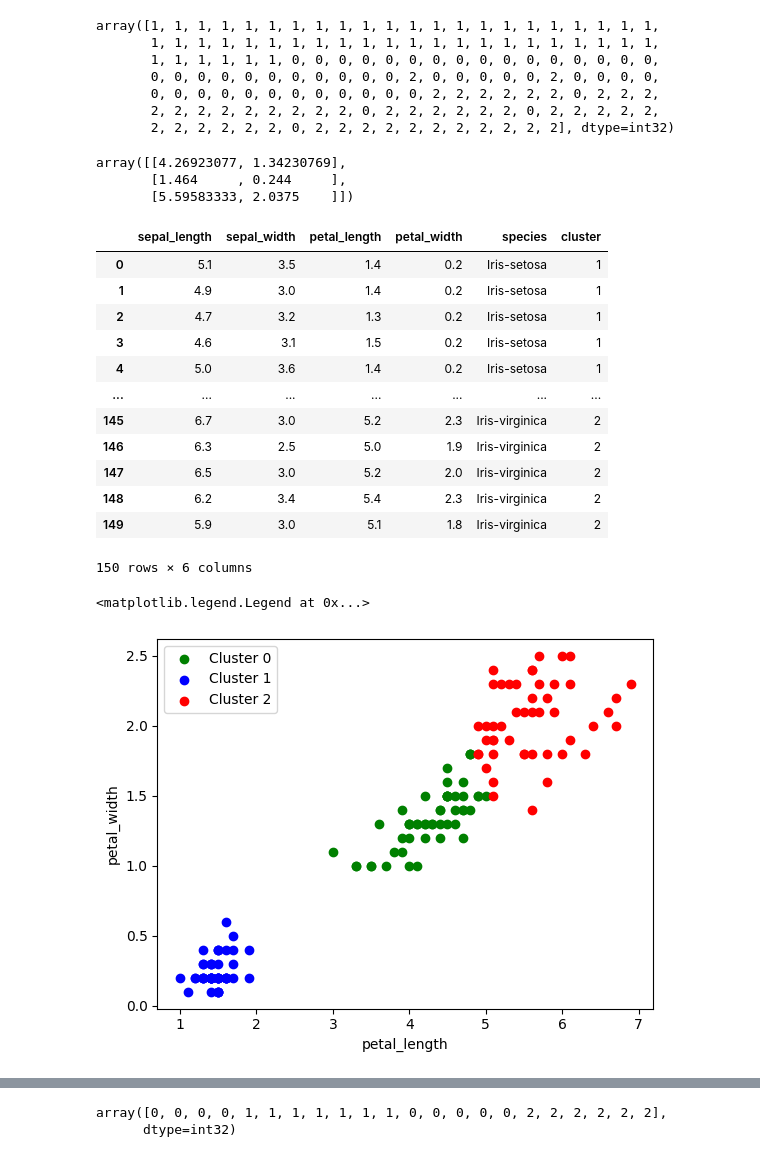
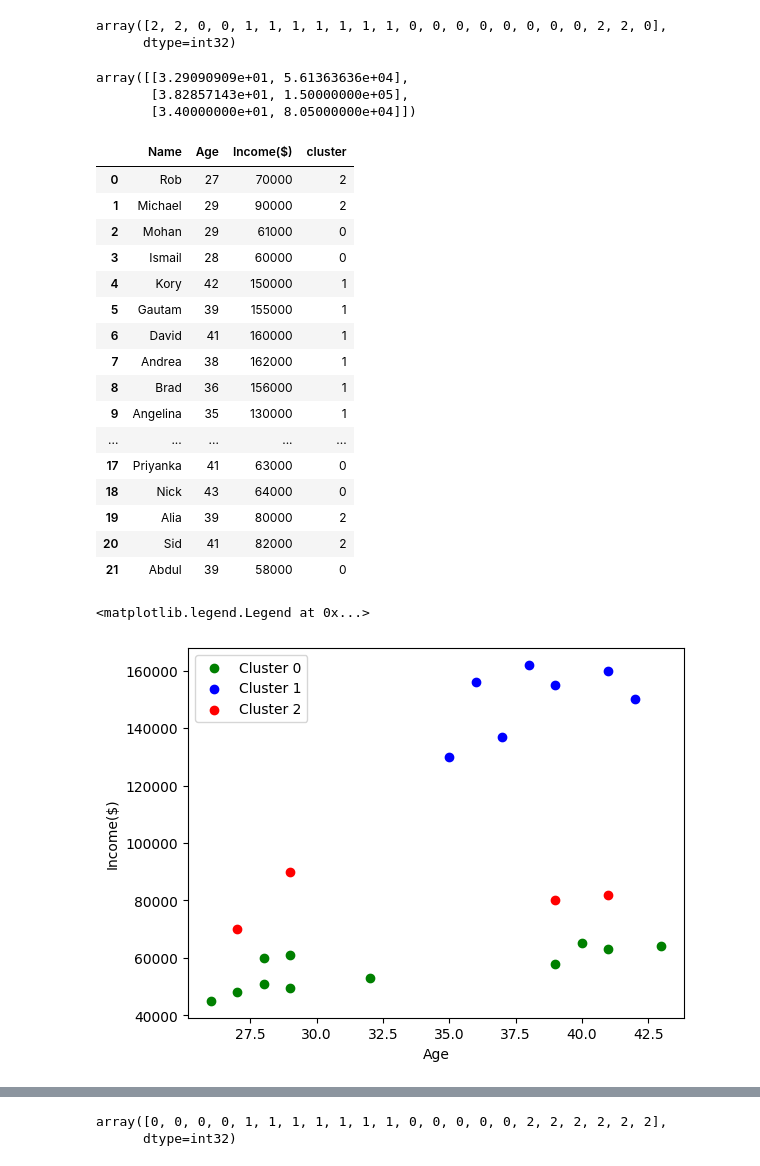
Before and after one commit to qamarabbas87/Python-AI-Lessons, a Jupyter notebook: Clustering_age_income.ipynb, the cells around one changed output, grey strips where cells are left out. Cells and saved outputs as stored; diff of their text form; code cells hidden in the pictures.

```diff
--- a/Clustering_age_income.ipynb
+++ b/Clustering_age_income.ipynb
@@ -6,7 +6,7 @@ from sklearn.cluster import KMeans
 from sklearn.preprocessing import MinMaxScaler
 import matplotlib.pyplot as plt
 # %%
-df = pd.read_csv('/content/sample_data/IRIS.csv')
+df = pd.read_csv('/content/sample_data/income.csv')
 # %%
 df
 # %% [output]
@@ -31,6 +35,6 @@ plt.scatter(df['petal_length'],df['petal_width'])
 # %%
 km= KMeans(n_clusters=3, random_state=0)
 # %%
-df1= df[['petal_length','petal_width']]
+df1= df[['Age','Income($)']]
 df1
 # %% [output]
@@ -52,51 +60,50 @@ predict_y= km.fit_predict(df1)
 predict_y
 #km.labels_
 # %% [output]
-array([1, 1, 1, 1, 1, 1, 1, 1, 1, 1, 1, 1, 1, 1, 1, 1, 1, 1, 1, 1, 1, 1,
-       1, 1, 1, 1, 1, 1, 1, 1, 1, 1, 1, 1, 1, 1, 1, 1, 1, 1, 1, 1, 1, 1,
-       1, 1, 1, 1, 1, 1, 0, 0, 0, 0, 0, 0, 0, 0, 0, 0, 0, 0, 0, 0, 0, 0,
-       0, 0, 0, 0, 0, 0, 0, 0, 0, 0, 0, 2, 0, 0, 0, 0, 0, 2, 0, 0, 0, 0,
-       0, 0, 0, 0, 0, 0, 0, 0, 0, 0, 0, 0, 2, 2, 2, 2, 2, 2, 0, 2, 2, 2,
-       2, 2, 2, 2, 2, 2, 2, 2, 2, 0, 2, 2, 2, 2, 2, 2, 0, 2, 2, 2, 2, 2,
-       2, 2, 2, 2, 2, 2, 0, 2, 2, 2, 2, 2, 2, 2, 2, 2, 2, 2], dtype=int32)
+array([2, 2, 0, 0, 1, 1, 1, 1, 1, 1, 1, 0, 0, 0, 0, 0, 0, 0, 0, 2, 2, 0],
+      dtype=int32)
 # %%
 km.cluster_centers_
 # %% [output]
-array([[4.26923077, 1.34230769],
-       [1.464     , 0.244     ],
-       [5.59583333, 2.0375    ]])
+array([[3.29090909e+01, 5.61363636e+04],
+       [3.82857143e+01, 1.50000000e+05],
+       [3.40000000e+01, 8.05000000e+04]])
 # %%
 df['cluster']=predict_y
 df
 # %% [output]
-|  | sepal_length | sepal_width | petal_length | petal_width | species | cluster |
-| 0 | 5.1 | 3.5 | 1.4 | 0.2 | Iris-setosa | 1 |
-| 1 | 4.9 | 3.0 | 1.4 | 0.2 | Iris-setosa | 1 |
-| 2 | 4.7 | 3.2 | 1.3 | 0.2 | Iris-setosa | 1 |
-| 3 | 4.6 | 3.1 | 1.5 | 0.2 | Iris-setosa | 1 |
-| 4 | 5.0 | 3.6 | 1.4 | 0.2 | Iris-setosa | 1 |
-| ... | ... | ... | ... | ... | ... | ... |
-| 145 | 6.7 | 3.0 | 5.2 | 2.3 | Iris-virginica | 2 |
-| 146 | 6.3 | 2.5 | 5.0 | 1.9 | Iris-virginica | 2 |
-| 147 | 6.5 | 3.0 | 5.2 | 2.0 | Iris-virginica | 2 |
-| 148 | 6.2 | 3.4 | 5.4 | 2.3 | Iris-virginica | 2 |
-| 149 | 5.9 | 3.0 | 5.1 | 1.8 | Iris-virginica | 2 |
+|  | Name | Age | Income($) | cluster |
+| 0 | Rob | 27 | 70000 | 2 |
+| 1 | Michael | 29 | 90000 | 2 |
+| 2 | Mohan | 29 | 61000 | 0 |
+| 3 | Ismail | 28 | 60000 | 0 |
+| 4 | Kory | 42 | 150000 | 1 |
+| 5 | Gautam | 39 | 155000 | 1 |
+| 6 | David | 41 | 160000 | 1 |
+| 7 | Andrea | 38 | 162000 | 1 |
+| 8 | Brad | 36 | 156000 | 1 |
+| 9 | Angelina | 35 | 130000 | 1 |
+| ... | ... | ... | ... | ... |
+| 17 | Priyanka | 41 | 63000 | 0 |
+| 18 | Nick | 43 | 64000 | 0 |
+| 19 | Alia | 39 | 80000 | 2 |
+| 20 | Sid | 41 | 82000 | 2 |
+| 21 | Abdul | 39 | 58000 | 0 |
-150 rows × 6 columns
 # %%
 df_c0= df[df.cluster==0]
 df_c1=df[df.cluster==1]
 df_c2=df[df.cluster==2]
 
-plt.scatter(df_c0['petal_length'], df_c0['petal_width'], label='Cluster 0', color='green')
-plt.scatter(df_c1['petal_length'], df_c1['petal_width'], label='Cluster 1',color='blue')
-plt.scatter(df_c2['petal_length'], df_c2['petal_width'], label='Cluster 2',color='red')
+plt.scatter(df_c0['Age'], df_c0['Income($)'], label='Cluster 0', color='green')
+plt.scatter(df_c1['Age'], df_c1['Income($)'], label='Cluster 1',color='blue')
+plt.scatter(df_c2['Age'], df_c2['Income($)'], label='Cluster 2',color='red')
 
-plt.xlabel('petal_length')
-plt.ylabel('petal_width')
+plt.xlabel('Age')
+plt.ylabel('Income($)')
 plt.legend()
 # %% [output]
 <matplotlib.legend.Legend at 0x...>
-[figure, old version]
+[figure, new version]
 # %%
 #Clusters are formed properly, scaling is required
 
```
Also changed, not shown: parts of 11 cells of this notebook.
